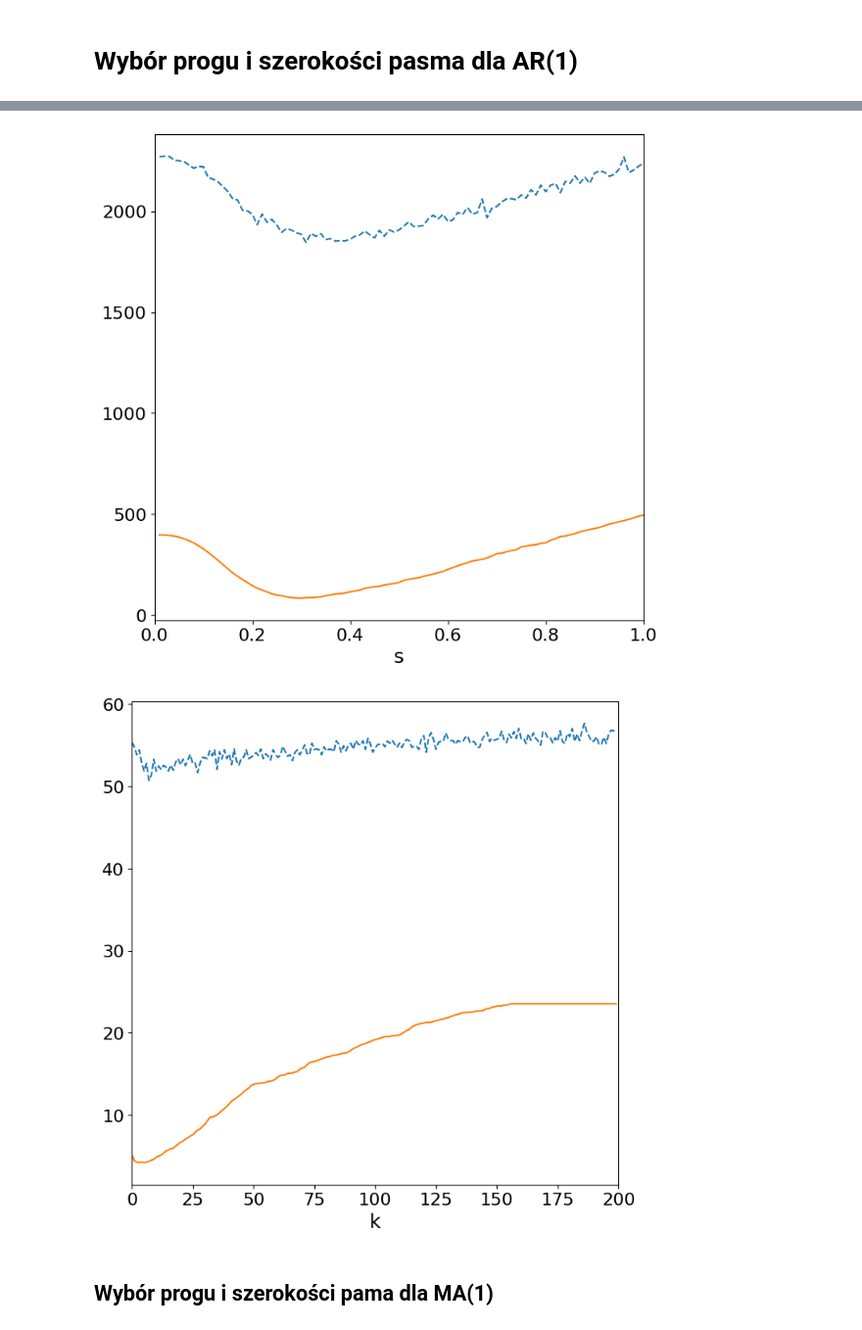
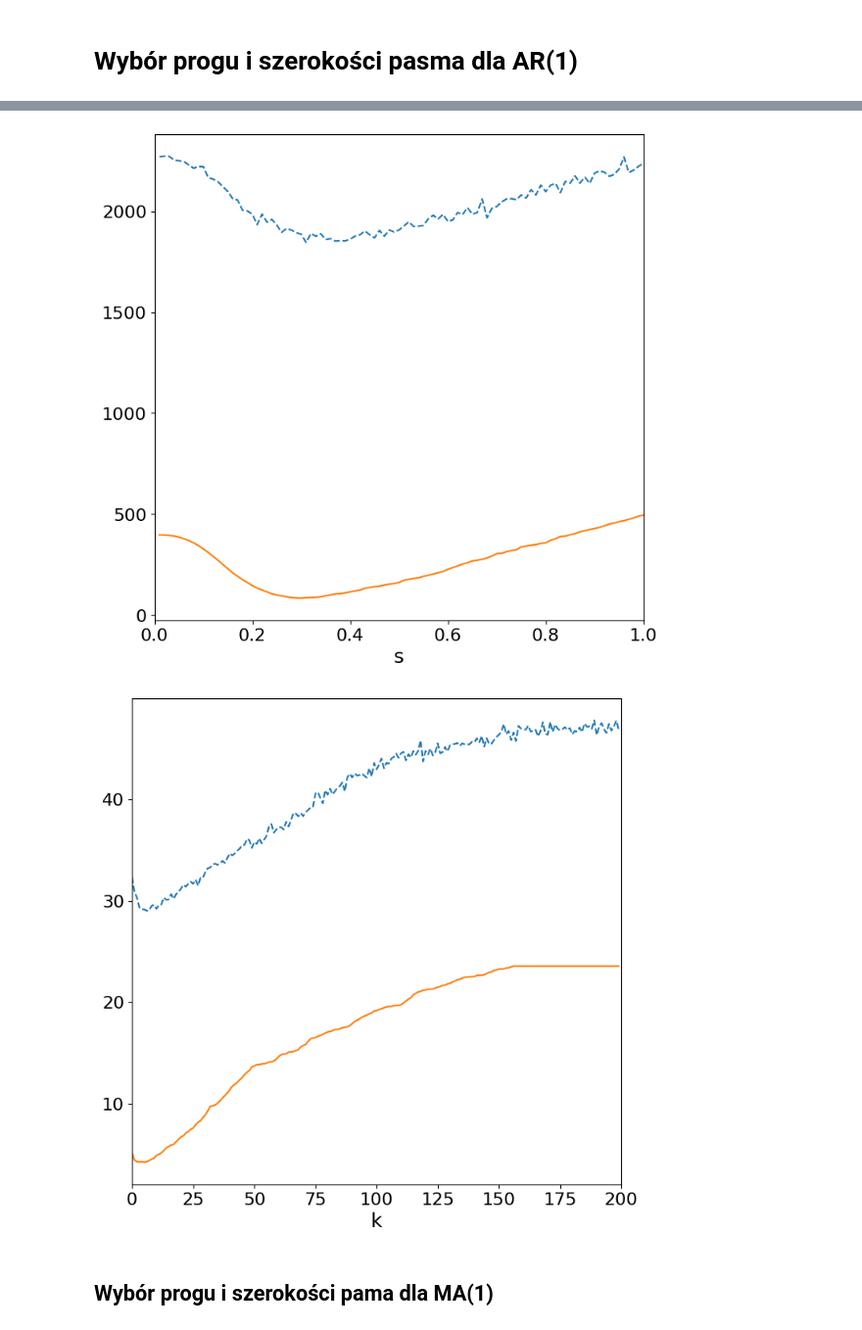
Before and after one commit to Emsiak/High_Dimensional_Cov_Est, a Jupyter notebook: Wybor_progu_pasma.ipynb, the cells around one changed output, grey strips where cells are left out. Shown at 98% size. Drawn from its saved outputs; the diff is of its cells as text; code cells hidden in the pictures.

```diff
--- a/Wybor_progu_pasma.ipynb
+++ b/Wybor_progu_pasma.ipynb
@@ -64,8 +67,8 @@ def thresholding_cv(X,p,n,s_vals,N):
         R_s=total/N
         R_s_values.append((s,R_s))
     optimal_s, min_loss=min(R_s_values, key=lambda x: x[1])
-    print(f"Optimal CV threshold for {p} is {optimal_s}. Loss={min_loss}")
-    return optimal_s, R_s_values
+    #print(f"Optimal CV threshold for {p} is {optimal_s}. Loss={min_loss}")
+    return optimal_s, min_loss, R_s_values
 
 def thresholding_oracle(X,p,s_vals, matrix):
     """Wybór progu z użyciem prawdziwej macierzy kowariancji"""
@@ -75,13 +78,12 @@ def thresholding_oracle(X,p,s_vals, matrix):
         R_s=np.linalg.norm(T-matrix,'fro')**2
         R_s_values.append((s,R_s))
     optimal_s, min_loss=min(R_s_values, key=lambda x: x[1])
-    print(f"Optimal oracle threshold for {p} is {optimal_s}. Loss={min_loss}")
-    return optimal_s, R_s_values
+    #print(f"Optimal oracle threshold for {p} is {optimal_s}. Loss={min_loss}")
+    return optimal_s, min_loss, R_s_values
 
 def banding_cv(X,p,n,k_vals,N):
     """Wybór progu za pomocą walidacji krzyżowej"""
-    #n1=int(n/3)
-    n1=int(n*(1-1/np.log(n)))
+    n1=int(n/3)
     n2=n-n1
 
     R_s_values=[]
@@ -97,8 +99,8 @@ def banding_cv(X,p,n,k_vals,N):
         R_s=total/N
         R_s_values.append((k,R_s))
     optimal_k, min_loss=min(R_s_values, key=lambda x: x[1])
-    print(f"Optimal CV band width for {p} is {optimal_k}. Loss={min_loss}")
-    return optimal_k, R_s_values
+    #print(f"Optimal CV band width for {p} is {optimal_k}. Loss={min_loss}")
+    return optimal_k, min_loss, R_s_values
 
 def banding_oracle(X,p,k_vals,matrix):
     """Wybór progu z użyciem prawdziwej macierzy kowariancji"""
@@ -108,7 +110,7 @@ def banding_oracle(X,p,k_vals,matrix):
         R_s=np.linalg.norm(B-matrix,1)
         R_s_values.append((k,R_s))
     optimal_k, min_loss=min(R_s_values, key=lambda x: x[1])
-    print(f"Optimal oracle band width for {p} is {optimal_k}.Loss={min_loss}")
-    return optimal_k, R_s_values
+    #print(f"Optimal oracle band width for {p} is {optimal_k}.Loss={min_loss}")
+    return optimal_k, min_loss, R_s_values
 # %% [markdown]
 # Wybór progu i szerokości pasma dla AR(1)
@@ -128,10 +224,10 @@ for p in p_values:
     true_cov = generate_AR1_covariance(p, rho)
     X = np.random.multivariate_normal(np.zeros(p), true_cov, n)
 
-    t_cv = thresholding_cv(X, p, n, s_vals, N)[1]
-    t_o = thresholding_oracle(X, p, s_vals, true_cov)[1]
-    b_cv = banding_cv(X, p, n, k_vals, N)[1]
-    b_o = banding_oracle(X, p, k_vals, true_cov)[1]
+    t_cv = thresholding_cv(X, p, n, s_vals, N)[2]
+    t_o = thresholding_oracle(X, p, s_vals, true_cov)[2]
+    b_cv = banding_cv(X, p, n, k_vals, N)[2]
+    b_o = banding_oracle(X, p, k_vals, true_cov)[2]
 
     s_vals_cv, R_s_vals_cv = zip(*t_cv)
     s_vals_o, R_s_vals_o = zip(*t_o)
@@ -185,4 +269,4 @@ Optimal oracle band width for 200 is 5.Loss=4.2240148561738815
 [figure]
-[figure, old version]
+[figure, new version]
 # %% [markdown]
 ## Wybór progu i szerokości pama dla MA(1)
```
Also changed, not shown: parts of 8 cells of this notebook.
